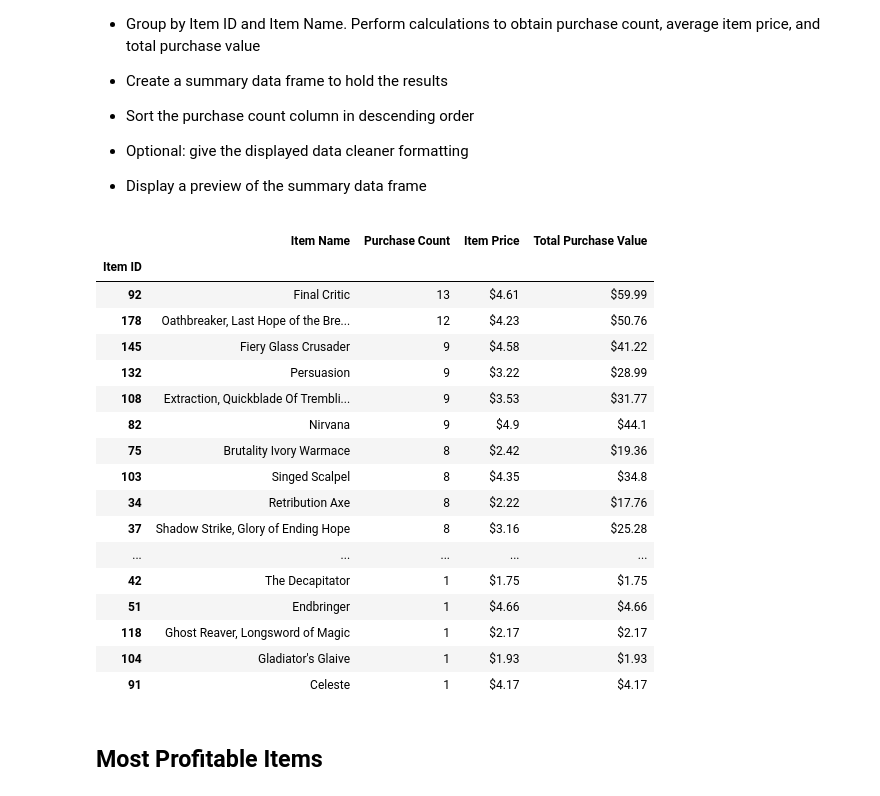
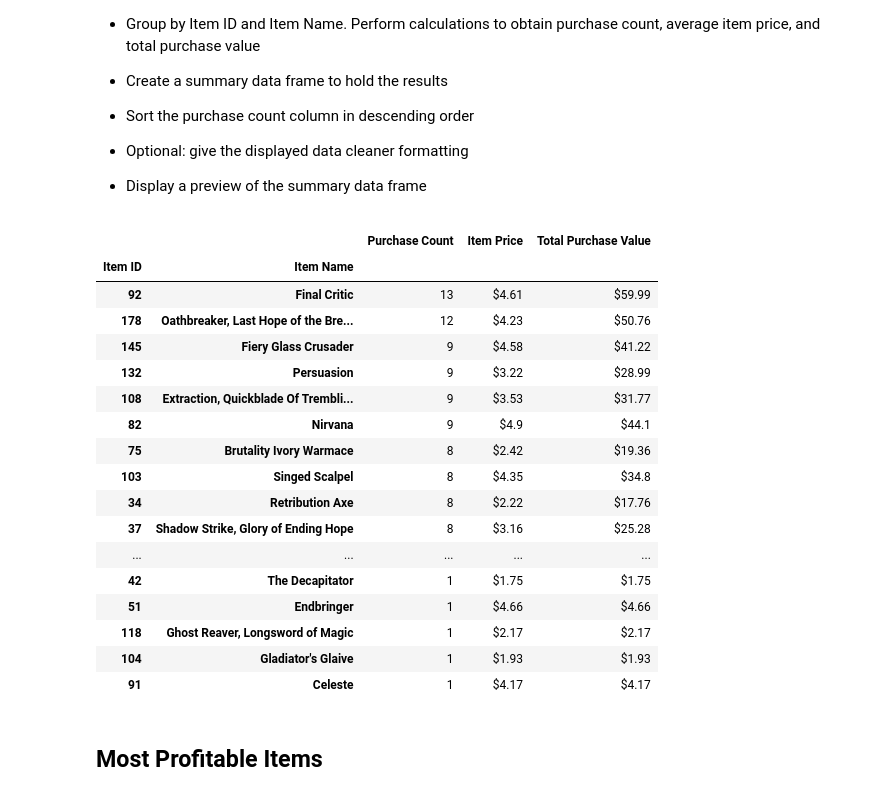
Before and after one commit to cayelsie/Pandas-fantasy-game-analysis, a Jupyter notebook: HeroesofPymoli/main-Copy2.ipynb, the cells around one changed output. Saved outputs shown, nothing was run; the diff lists cells and outputs as text; code cells hidden in the pictures.

```diff
--- a/HeroesofPymoli/main-Copy2.ipynb
+++ b/HeroesofPymoli/main-Copy2.ipynb
@@ -390,7 +390,7 @@ most_popular_df = purchase_data_df[["Item ID", "Item Name", "Price"]]
 popular_grouped = most_popular_df.groupby(["Item ID", "Item Name"])
 
 #sum function to view the grouped data and obtain total purchase value for each item
-item_price = popular_grouped.sum()
+item_price = popular_grouped.Price.sum()
 
 #convert to a dataframe so that the price values can be stored
 item_price_df = pd.DataFrame(item_price)
@@ -402,7 +402,7 @@ item_price_index = item_price_df.reset_index()
 popular_summary_df = item_price_index.rename(columns={"Price": "Total Purchase Value"})
 
 #Use the count function to obtain how many were purchased
-purchase_count = popular_grouped.count()
+purchase_count = popular_grouped.Price.count()
 #Convert to a dataframe so the number of purchases can be stored
 purchase_count_df = pd.DataFrame(purchase_count)
 #Reset the index so the columns can be accessed
@@ -411,39 +411,39 @@ purchase_count_index_df = purchase_count_df.reset_index()
 purchase_count_final = purchase_count_index_df["Price"]
 
 #Get the average item price using the mean function
-average_item_price = popular_grouped.mean()
+average_item_price = popular_grouped.Price.mean()
 #Convert to a dataframe so the average item price can be stored
 average_item_price_df = pd.DataFrame(average_item_price)
 #Reset the index so the columns can be accessed
 average_item_price_index_df = average_item_price_df.reset_index()
 #Set a variable to hold purchase count for the summary table
 average_price_final = average_item_price_index_df["Price"]
 
 
 #add the purchase count and average item price columns to the summary dataframe
 popular_summary_df["Purchase Count"] = purchase_count_final
 popular_summary_df["Item Price"] = average_price_final
 
 #Rearrange columns in summary dataframe
 popular_summary_df_organized = popular_summary_df[["Item ID", "Item Name", "Purchase Count", "Item Price", "Total Purchase Value"]]
 
 #Sort purchase count column in descending order
 popular_summary_df_sorted = popular_summary_df_organized.sort_values("Purchase Count", ascending = False)
 popular_summary_df_sorted
 
-#Set Item ID as Index
-popular_summary_df_item_index = popular_summary_df_sorted.set_index("Item ID")
+#Set Item ID and Item Name as Indexes
+popular_summary_df_item_index = popular_summary_df_sorted.set_index(["Item ID", "Item Name"])
 popular_summary_df_item_index
 
 #Format the price columns to have $ and 2 decimals
 popular_summary_df_final = popular_summary_df_item_index.style.format({"Item Price":"${:,.3}".format,
                                                                      "Total Purchase Value":"${:,.4}".format})
 
 popular_summary_df_final
 #Again can't display first five after doing the formatting on the dataframe. Why??
 # %% [output]
-|  | Item Name | Purchase Count | Item Price | Total Purchase Value |
-| Item ID |  |  |  |  |
+|  |  | Purchase Count | Item Price | Total Purchase Value |
+| Item ID | Item Name |  |  |  |
 | 92 | Final Critic | 13 | $4.61 | $59.99 |
 | 178 | Oathbreaker, Last Hope of the Bre... | 12 | $4.23 | $50.76 |
 | 145 | Fiery Glass Crusader | 9 | $4.58 | $41.22 |
```
Also changed, not shown: 2 other files.
